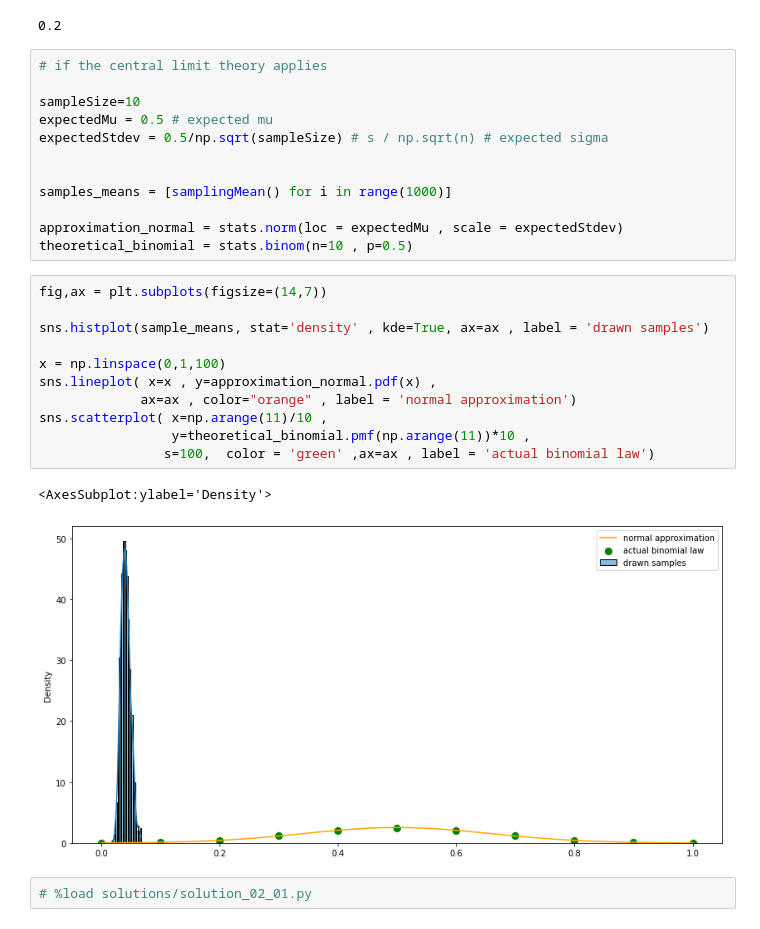
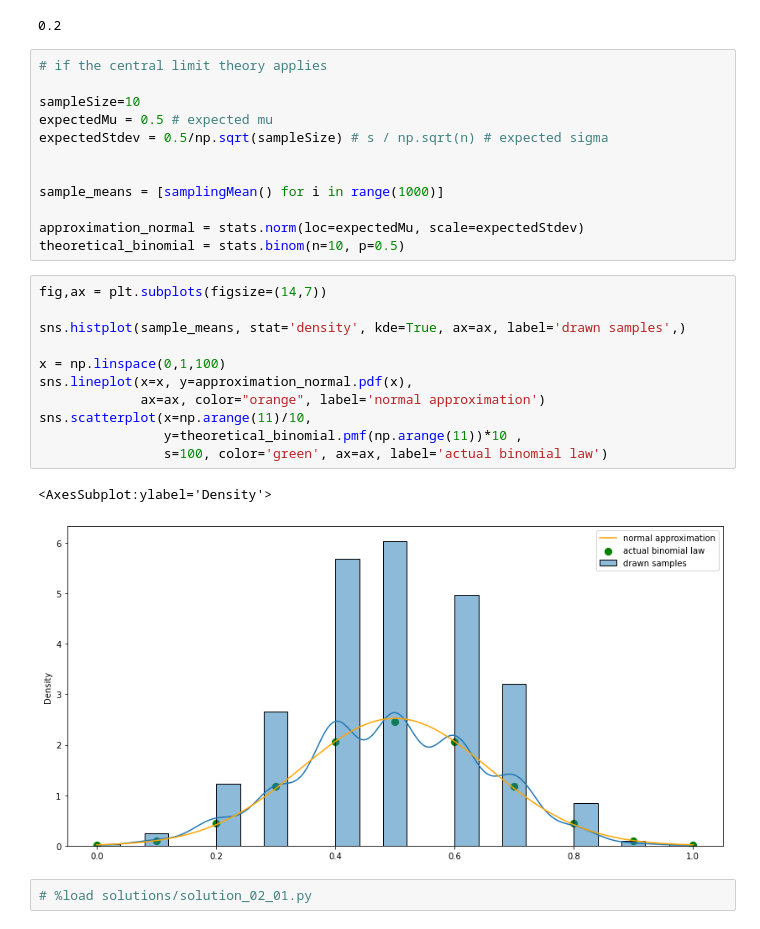
Before and after one commit to sbwiecko/instroduction_statistics_python-SIB, a Jupyter notebook: 02_distribution_and_statistical_tests.ipynb, the cells around one changed output. Saved outputs shown, nothing was run; the diff lists cells and outputs as text.

```diff
--- a/02_distribution_and_statistical_tests.ipynb
+++ b/02_distribution_and_statistical_tests.ipynb
@@ -263,24 +263,24 @@ expectedMu = 0.5 # expected mu
 expectedStdev = 0.5/np.sqrt(sampleSize) # s / np.sqrt(n) # expected sigma
 
 
-samples_means = [samplingMean() for i in range(1000)]
+sample_means = [samplingMean() for i in range(1000)]
 
-approximation_normal = stats.norm(loc = expectedMu , scale = expectedStdev)
-theoretical_binomial = stats.binom(n=10 , p=0.5)
+approximation_normal = stats.norm(loc=expectedMu, scale=expectedStdev)
+theoretical_binomial = stats.binom(n=10, p=0.5)
 # %%
 fig,ax = plt.subplots(figsize=(14,7))
 
-sns.histplot(sample_means, stat='density' , kde=True, ax=ax , label = 'drawn samples')
+sns.histplot(sample_means, stat='density', kde=True, ax=ax, label='drawn samples',)
 
 x = np.linspace(0,1,100)
-sns.lineplot( x=x , y=approximation_normal.pdf(x) ,
-             ax=ax , color="orange" , label = 'normal approximation')
-sns.scatterplot( x=np.arange(11)/10 ,
-                 y=theoretical_binomial.pmf(np.arange(11))*10 ,
-                s=100,  color = 'green' ,ax=ax , label = 'actual binomial law')
+sns.lineplot(x=x, y=approximation_normal.pdf(x),
+             ax=ax, color="orange", label='normal approximation')
+sns.scatterplot(x=np.arange(11)/10,
+                y=theoretical_binomial.pmf(np.arange(11))*10 ,
+                s=100, color='green', ax=ax, label='actual binomial law')
 # %% [output]
 <AxesSubplot:ylabel='Density'>
-[figure, old version]
+[figure, new version]
 # %%
 # %load solutions/solution_02_01.py
 # %% [markdown]
```
Also changed, not shown: parts of 1 cell of this notebook.
